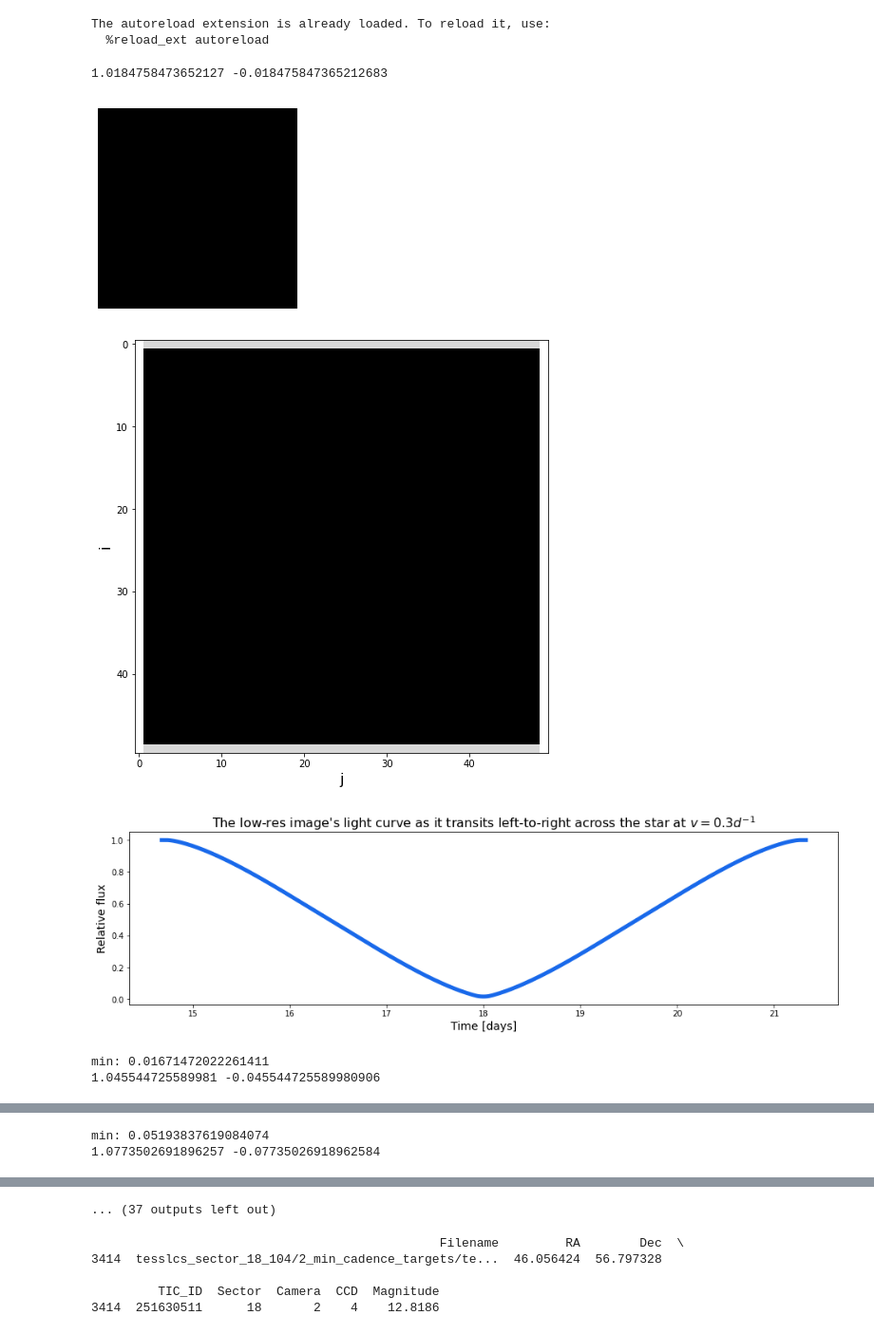
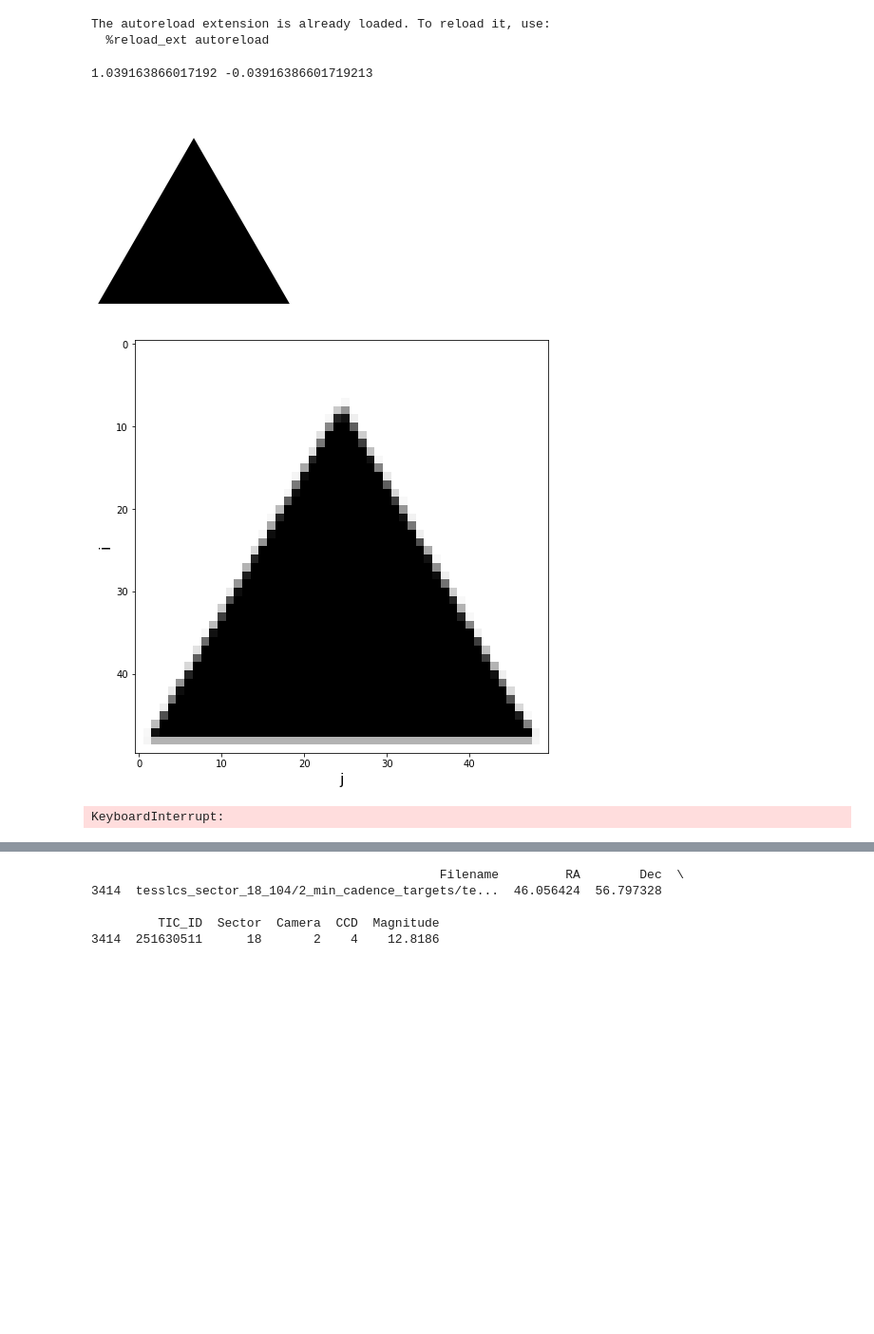
Before and after one commit to danay6/Transiting-megastructures, a Jupyter notebook: make_defined_lcs.ipynb, the cells around one changed output, grey strips where cells are left out. Shown: that part at 95% size. Saved outputs shown, nothing was run; the diff lists cells and outputs as text; code cells hidden in the pictures; blank space fills up the shorter version.

```diff
--- a/make_defined_lcs.ipynb
+++ b/make_defined_lcs.ipynb
@@ -249,33 +298,37 @@ def make_lc(shape, image_ratio, velocity, index):
     df = pd.DataFrame(list_of_tuples, columns=['Time', 'Flux', 'Flux_err'])
     df.to_csv(txt_file_name + '.csv', index=False)
 # %%
+#make EightBitTransit LC
+
 data_dir = "./Random_LCs_tic251630511"
 
-t_ref = 18 #make sure it's not cut off based on v
+t_ref = 18 #time in days of transit
 
-shape = 'Square'
-velocity = 0.6
-image_ratio = 2 #2 for square/circle, 1.4 for triangle widths
+shape = 'Triangle'
+w_or_d = 'D'
+
+#image_ratio = 2 #2 for square/circle, 1.4 for triangle widths
 
 if shape == 'Triangle':
     image_ratios = np.array([0.07, 0.16, 0.25, 0.34, 0.43, .49]) #TRIANGLES
     image_ratios = 1/ np.sqrt(1- 2*image_ratios)
+    image_ratio = 1.4
 
 else:
     image_ratios = np.array([0.07, 0.16, 0.25, 0.34, 0.43, 0.52, 0.61, 0.70, 0.79, 0.88, 0.97, .99])
     image_ratios = 1/ np.sqrt(1- image_ratios)
+    image_ratio = 2
 
 velocities = np.array([.3, .4 , .5, .6, .7, .8, .9, 1.0, 1.2, 1.4, 1.6, 1.8])
-
-
-#for velocity in velocities:
-for image_ratio in image_ratios:
-#    print(str(velocity))
-    make_shape(image_ratio, velocity, shape, t_ref)
+velocity = 0.6
+if w_or_d == 'W':
+    for velocity in velocities:
+        make_shape(image_ratio, velocity, shape, t_ref)
+elif w_or_d == 'D':
+    for image_ratio in image_ratios:
+        make_shape(image_ratio, velocity, shape, t_ref)
 # %% [output]
-1.0184758473652127 -0.018475847365212683
+1.039163866017192 -0.03916386601719213
-[figure, old version]
+[figure, new version]
-[figure, old version]
+[figure, new version]
-[figure, removed]
-min: 0.01671472022261411
-1.045544725589981 -0.045544725589980906
+KeyboardInterrupt:
@@ -285,2 +334,0 @@ min: 0.01671472022261411
-min: 0.05193837619084074
-1.0773502691896257 -0.07735026918962584
@@ -290,4 +335,3 @@ min: 0.05193837619084074
-... (37 outputs left out)
 # %%
 # Mount data either from disk or bucket
 
```
Also changed, not shown: parts of 6 cells of this notebook, 3 other files.
